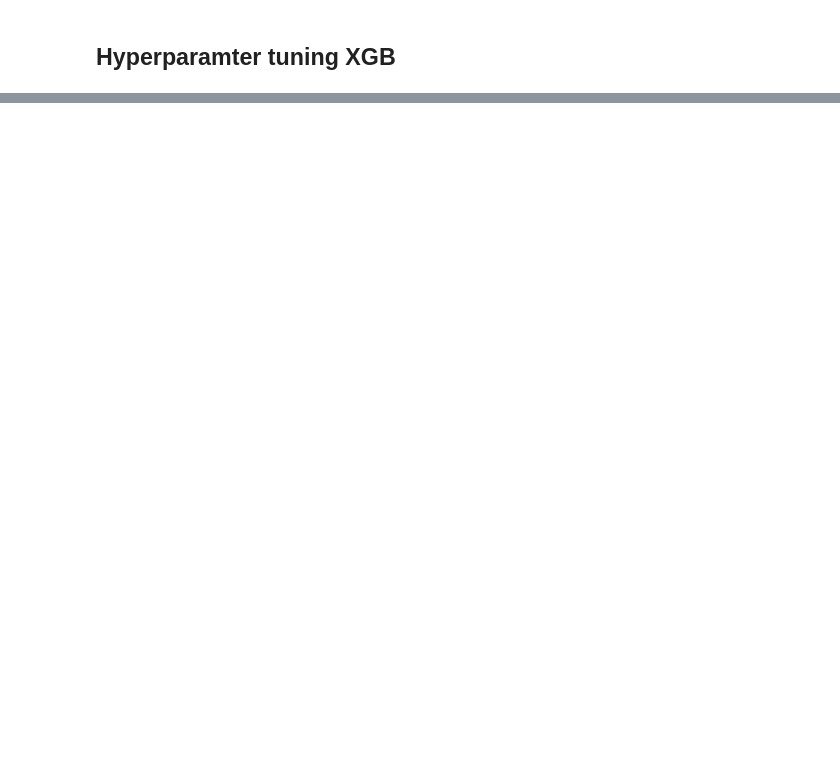
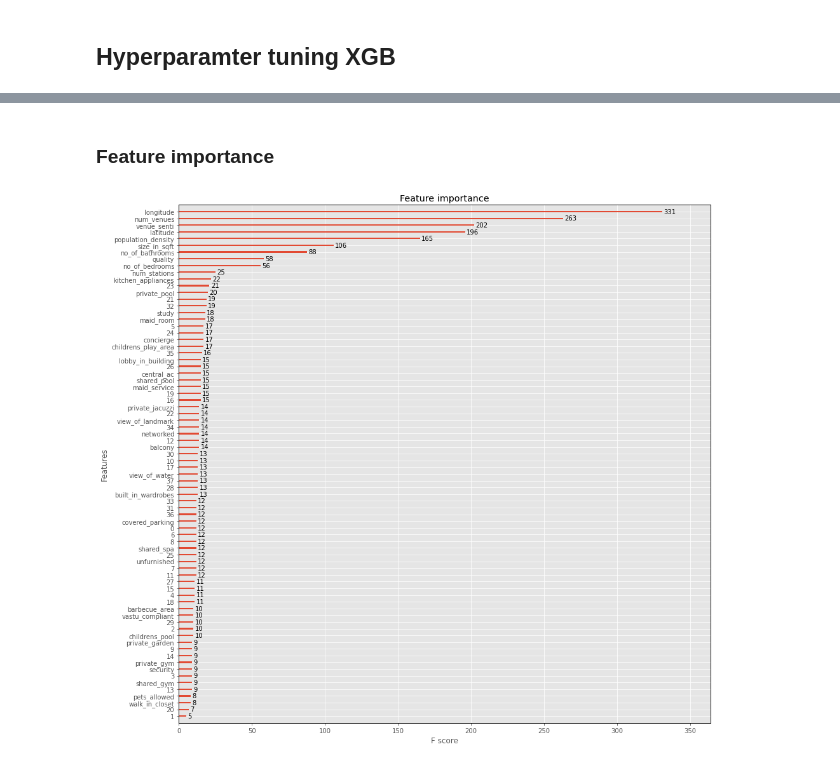
Before and after one commit to FardinAhsan146/DubaiHousingPriceDS, a Jupyter notebook: xgbmodel_nb3.ipynb, the cells around one changed output, grey strips where cells are left out. Saved outputs shown, nothing was run; the diff lists cells and outputs as text; code cells hidden in the pictures; blank space fills up the shorter version.

```diff
--- a/xgbmodel_nb3.ipynb
+++ b/xgbmodel_nb3.ipynb
@@ -233,0 +262,8 @@ r = 0.90, p = 0.00, err = 0.02
+# %% [markdown]
+### Feature importance
+# %%
+plt.rcParams['figure.figsize'] = [15,15]
+xgb.plot_importance(xgb_model_tuned)
+plt.show()
+# %% [output]
+[figure, added]
```
Also changed, not shown: parts of 10 cells of this notebook, 1 other file.
